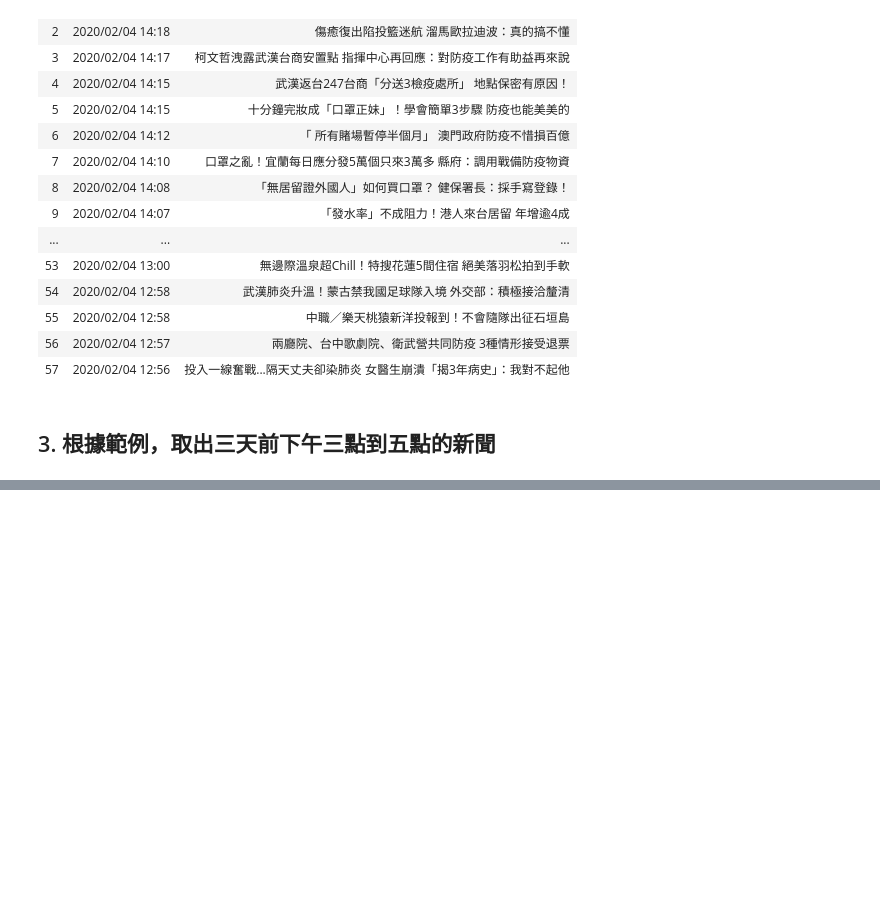
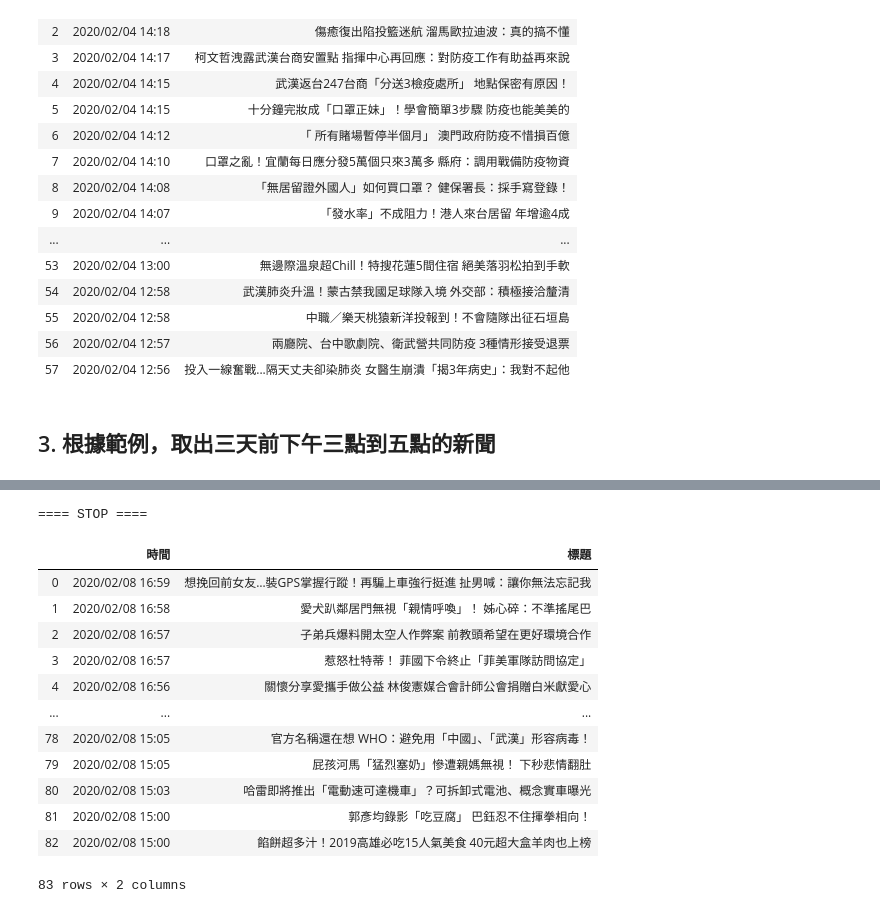
Before and after one commit to hjingjhih/1st-PyCrawlerMarathon, a Jupyter notebook: homework/Day021_HW.ipynb, the cells around one changed output, grey strips where cells are left out. Drawn from its saved outputs; the diff is of its cells as text; code cells hidden in the pictures; blank space fills up the shorter version.

```diff
--- a/homework/Day021_HW.ipynb
+++ b/homework/Day021_HW.ipynb
@@ -242,3 +242,36 @@ while True:
 ==== STOP ====
 # %%
 browser.close()
+# %%
+# 取得資料（整理成好的格式）
+news = []
+
+for d in soup.find(class_="part_list_2").find_all('h3'):
+    # 比兩小時前早的話就結束
+    if datetime.strptime(d.find(class_="date").text, '%Y/%m/%d %H:%M') < three_days_15_clock:
+        print('==== STOP ====')
+        break
+
+    if datetime.strptime(d.find(class_="date").text, '%Y/%m/%d %H:%M') < three_days_17_clock:
+        news.append({
+            '時間': d.find(class_="date").text,
+            '標題': d.find_all('a')[-1].text
+        })
+
+import pandas as pd
+pd.DataFrame(news)
+# %% [output]
+==== STOP ====
+|  | 時間 | 標題 |
+| 0 | 2020/02/08 16:59 | 想挽回前女友…裝GPS掌握行蹤！再騙上車強行挺進 扯男喊：讓你無法忘記我 |
+| 1 | 2020/02/08 16:58 | 愛犬趴鄰居門無視「親情呼喚」！ 姊心碎：不準搖尾巴 |
+| 2 | 2020/02/08 16:57 | 子弟兵爆料開太空人作弊案 前教頭希望在更好環境合作 |
+| 3 | 2020/02/08 16:57 | 惹怒杜特蒂！ 菲國下令終止「菲美軍隊訪問協定」 |
+| 4 | 2020/02/08 16:56 | 關懷分享愛攜手做公益 林俊憲媒合會計師公會捐贈白米獻愛心 |
+| ... | ... | ... |
+| 78 | 2020/02/08 15:05 | 官方名稱還在想 WHO：避免用「中國」、「武漢」形容病毒！ |
+| 79 | 2020/02/08 15:05 | 屁孩河馬「猛烈塞奶」慘遭親媽無視！ 下秒悲情翻肚 |
+| 80 | 2020/02/08 15:03 | 哈雷即將推出「電動速可達機車」？可拆卸式電池、概念實車曝光 |
+| 81 | 2020/02/08 15:00 | 郭彥均錄影「吃豆腐」 巴鈺忍不住揮拳相向！ |
+| 82 | 2020/02/08 15:00 | 餡餅超多汁！2019高雄必吃15人氣美食 40元超大盒羊肉也上榜 |
+83 rows × 2 columns
```
Also changed, not shown: parts of 1 cell of this notebook.
